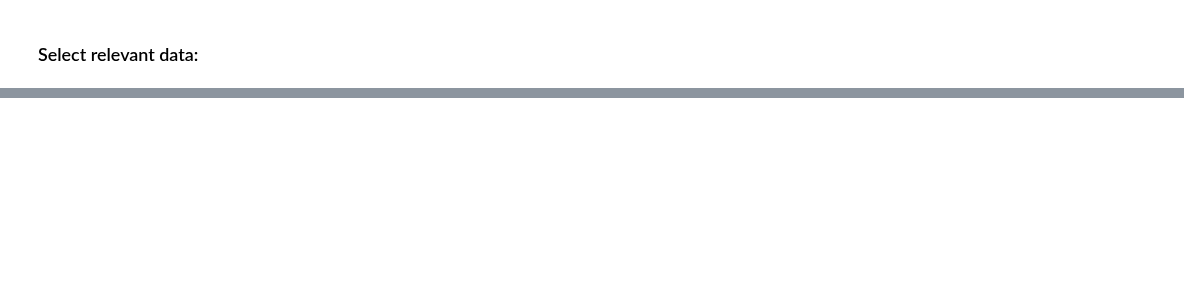
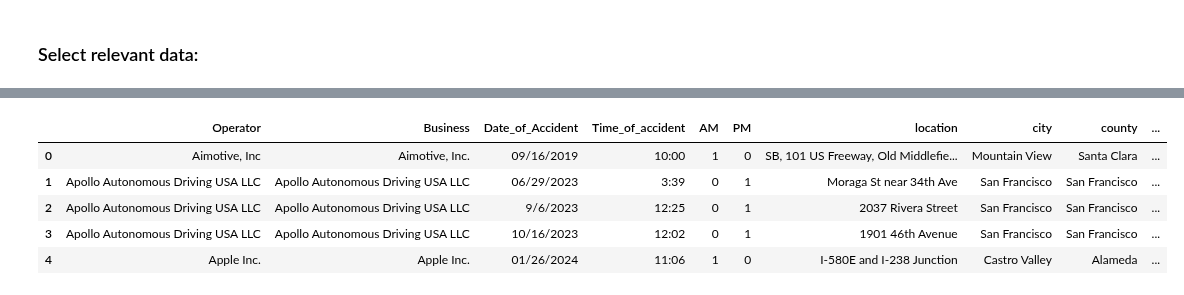
Before and after one commit to Kyle-Markwardt/self-driving-vehicles, a Jupyter notebook: pdf.ipynb, the cells around one changed output, grey strips where cells are left out. Cells and saved outputs as stored; diff of their text form; code cells hidden in the pictures; blank space fills up the shorter version.

```diff
--- a/pdf.ipynb
+++ b/pdf.ipynb
@@ -176,3 +238,11 @@ all_collisions_df.head()
 # %%
 # Fresh locations dataframe
 collision_locations = all_collisions_df[geo_only]
+collision_locations.head()
+# %% [output]
+|  | Operator | Business | Date_of_Accident | Time_of_accident | AM | PM | location | city | county | ... |
+| 0 | Aimotive, Inc | Aimotive, Inc. | 09/16/2019 | 10:00 | 1 | 0 | SB, 101 US Freeway, Old Middlefie... | Mountain View | Santa Clara | ... |
+| 1 | Apollo Autonomous Driving USA LLC | Apollo Autonomous Driving USA LLC | 06/29/2023 | 3:39 | 0 | 1 | Moraga St near 34th Ave | San Francisco | San Francisco | ... |
+| 2 | Apollo Autonomous Driving USA LLC | Apollo Autonomous Driving USA LLC | 9/6/2023 | 12:25 | 0 | 1 | 2037 Rivera Street | San Francisco | San Francisco | ... |
+| 3 | Apollo Autonomous Driving USA LLC | Apollo Autonomous Driving USA LLC | 10/16/2023 | 12:02 | 0 | 1 | 1901 46th Avenue | San Francisco | San Francisco | ... |
+| 4 | Apple Inc. | Apple Inc. | 01/26/2024 | 11:06 | 1 | 0 | I-580E and I-238 Junction | Castro Valley | Alameda | ... |
```
Also changed, not shown: parts of 9 cells of this notebook, 2 other files.
